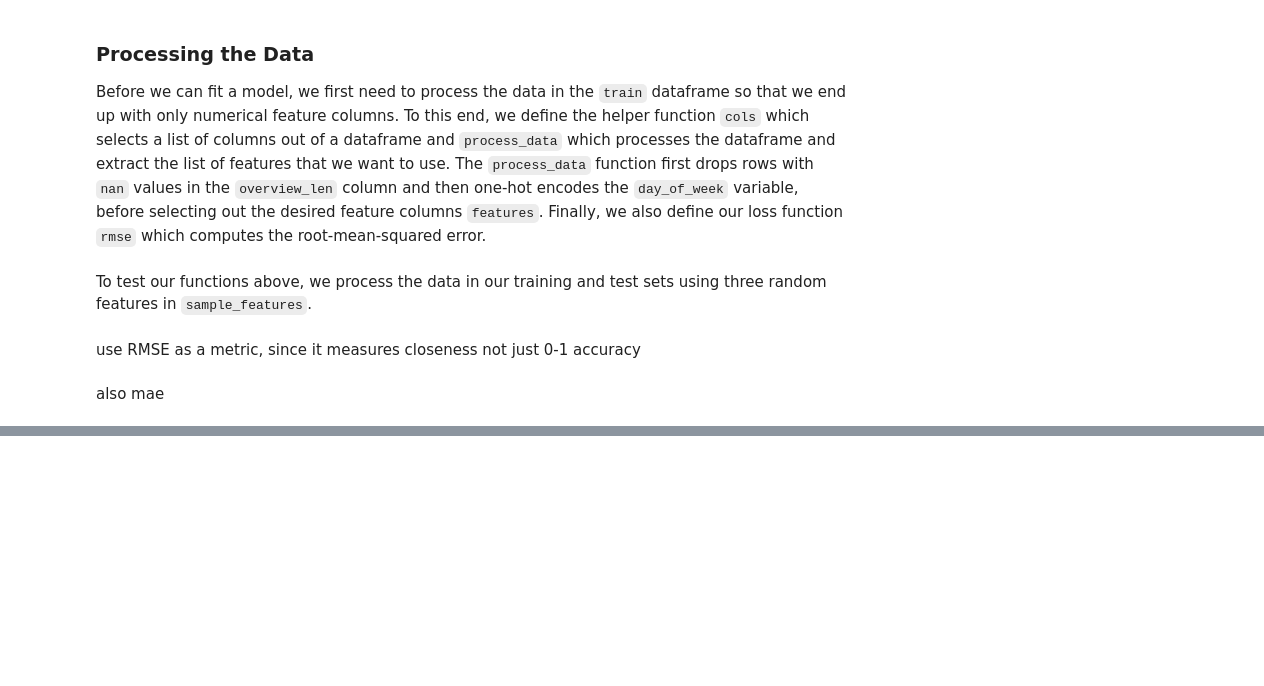
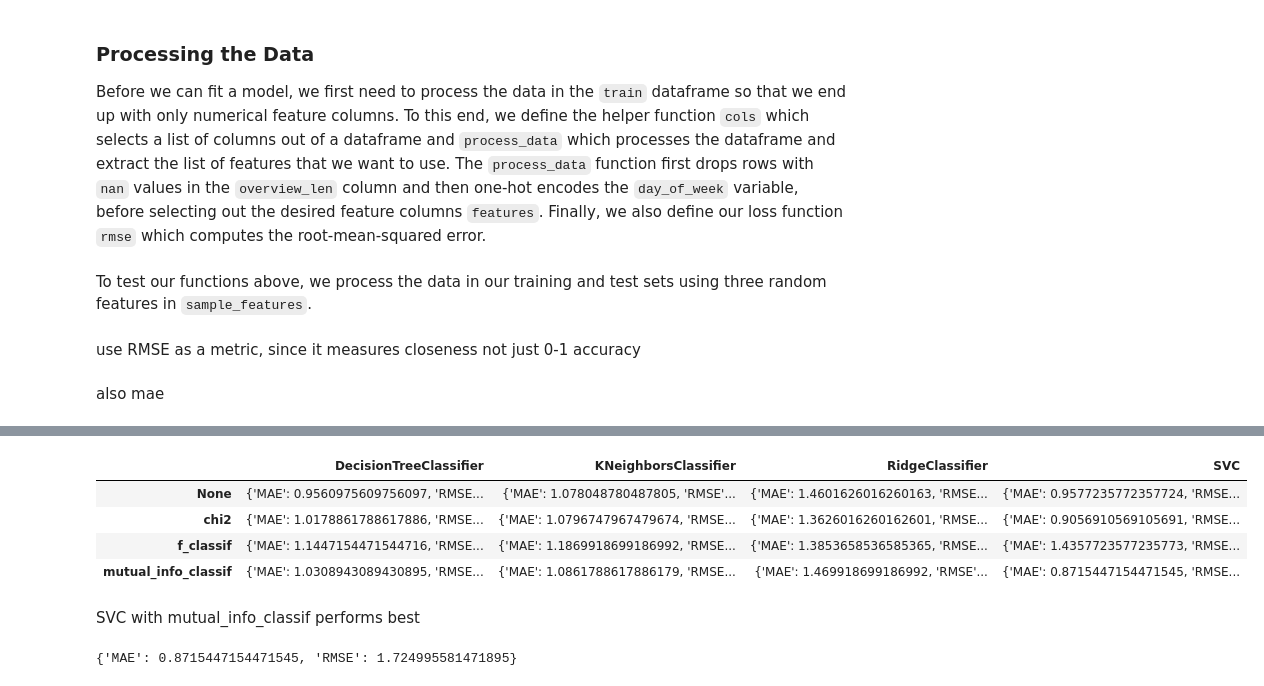
Before and after one commit to chrispyles/honors-thesis, a Jupyter notebook: notebooks/linear-regression-model.ipynb, the cells around one changed output, grey strips where cells are left out. Saved outputs shown, nothing was run; the diff lists cells and outputs as text; code cells hidden in the pictures; blank space fills up the shorter version.

```diff
--- a/notebooks/linear-regression-model.ipynb
+++ b/notebooks/linear-regression-model.ipynb
@@ -583,0 +201,22 @@ Despite all of the feature engineering that we've done, we can't get an RMSE low
+# %%
+test_errors = {}
+
+def get_test_errors(model, selector):
+    model_name = repr(model).split("(")[0]
+    if selector is None:
+        selector_name = "None"
+    else:
+        selector_name = repr(selector).split(" ")[1]
+        if selector_name == "<lambda>":
+            selector_name = "mutual_info_classif"
+
+    if model_name not in test_errors:
+        test_errors[model_name] = {}
+    if selector_name not in test_errors[model_name]:
+        test_errors[model_name][selector_name] = {}
+
+    X = X_train[select_features(selector)]
+    model.fit(X, y_train)
+    pred = model.predict(X_test[select_features(selector)])
+    test_errors[model_name][selector_name]["MAE"] = mae(y_test, pred)
+    test_errors[model_name][selector_name]["RMSE"] = rmse(y_test, pred)
@@ -583,0 +228,14 @@ Despite all of the feature engineering that we've done, we can't get an RMSE low
+# %%
+pd.DataFrame(test_errors)
+# %% [output]
+|  | DecisionTreeClassifier | KNeighborsClassifier | RidgeClassifier | SVC |
+| None | {'MAE': 0.9560975609756097, 'RMSE... | {'MAE': 1.078048780487805, 'RMSE'... | {'MAE': 1.4601626016260163, 'RMSE... | {'MAE': 0.9577235772357724, 'RMSE... |
+| chi2 | {'MAE': 1.0178861788617886, 'RMSE... | {'MAE': 1.0796747967479674, 'RMSE... | {'MAE': 1.3626016260162601, 'RMSE... | {'MAE': 0.9056910569105691, 'RMSE... |
+| f_classif | {'MAE': 1.1447154471544716, 'RMSE... | {'MAE': 1.1869918699186992, 'RMSE... | {'MAE': 1.3853658536585365, 'RMSE... | {'MAE': 1.4357723577235773, 'RMSE... |
+| mutual_info_classif | {'MAE': 1.0308943089430895, 'RMSE... | {'MAE': 1.0861788617886179, 'RMSE... | {'MAE': 1.469918699186992, 'RMSE'... | {'MAE': 0.8715447154471545, 'RMSE... |
+# %% [markdown]
+SVC with mutual_info_classif performs best
+# %%
+test_errors["SVC"]["mutual_info_classif"]
+# %% [output]
+{'MAE': 0.8715447154471545, 'RMSE': 1.724995581471895}
```
Also changed, not shown: parts of 73 cells of this notebook, 5 other files.
